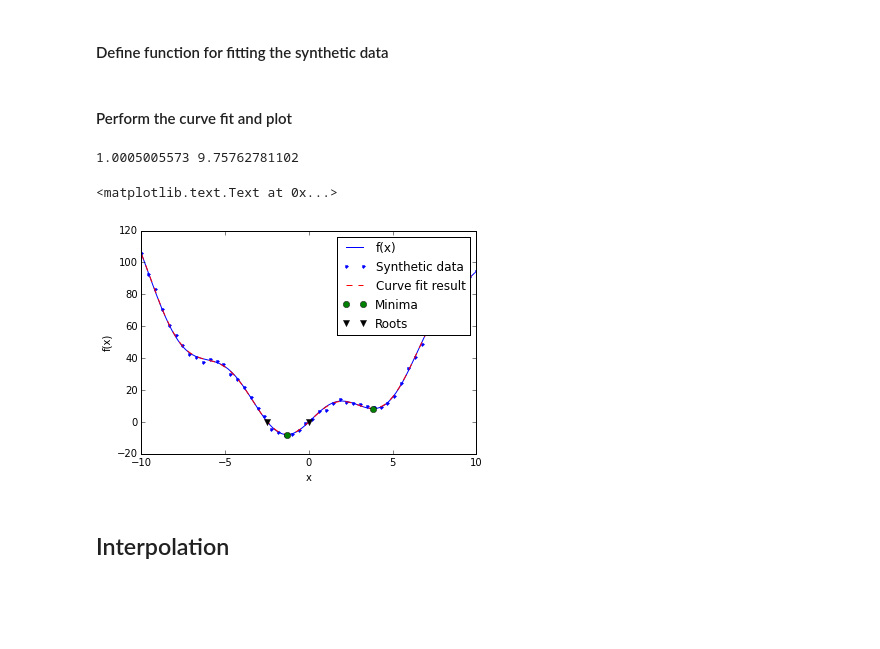
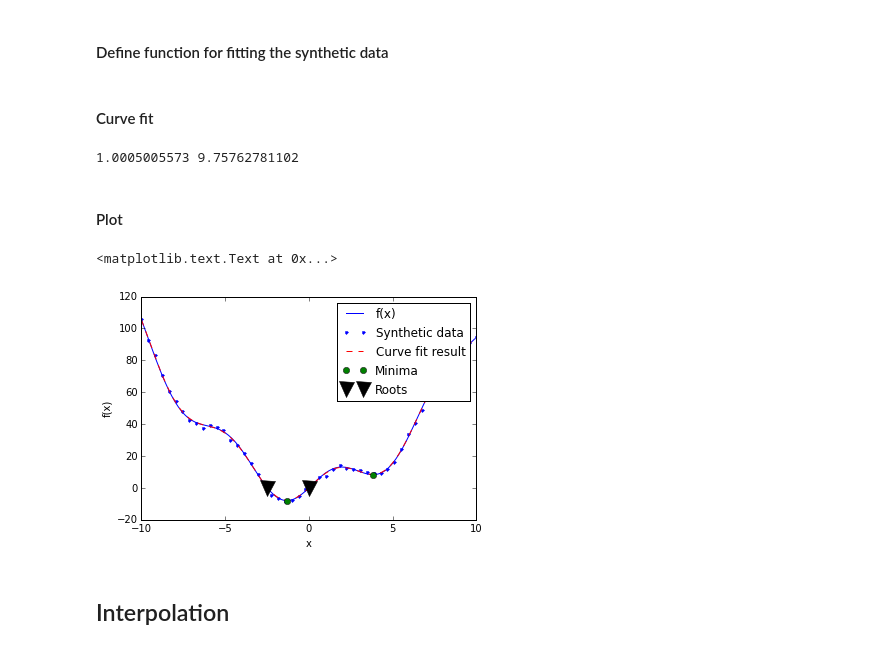
Before and after one commit to nansencenter/nansat-lectures, a Jupyter notebook: scipy.ipynb, the cells around one changed output. Saved outputs shown, nothing was run; the diff lists cells and outputs as text; code cells hidden in the pictures; blank space fills up the shorter version.

```diff
--- a/scipy.ipynb
+++ b/scipy.ipynb
@@ -101,30 +101,31 @@ ydata = f(xdata) + np.random.randn(xdata.size) * 1
 # %%
 def f2(x, a, b):
     return a*x**2 + b*np.sin(x)
-# %% [markdown]
-#### Perform the curve fit and plot
+# %% [markdown]
+#### Curve fit
+# %%
+guess = [.1, .1]
+[a, b], params_covariance = optimize.curve_fit(f2, xdata, ydata, guess)
+print a, b
+# %% [output]
+1.0005005573 9.75762781102
+# %% [markdown]
+####  Plot
 # %%
-guess = [.1, .1]
-[a, b], params_covariance = optimize.curve_fit(f2, xdata, ydata, guess)
-print a, b
-
-fig = plt.figure()
-ax = fig.add_subplot(111)
 x = np.arange(-10, 10, 0.1)
-ax.plot(x, f(x), 'b-', label="f(x)")
-ax.plot(xdata, ydata, '.', label="Synthetic data")
-ax.plot(x, f2(x, a, b), 'r--', label="Curve fit result")
+plt.plot(x, f(x), 'b-', label="f(x)")
+plt.plot(xdata, ydata, '.', label="Synthetic data")
+plt.plot(x, f2(x, a, b), 'r--', label="Curve fit result")
 xmins = np.array([xmin_global[0], xmin_local])
-ax.plot(xmins, f(xmins), 'go', label="Minima")
+plt.plot(xmins, f(xmins), 'go', label="Minima")
 roots = np.array([root, root2])
-ax.plot(roots, f(roots), 'kv', label="Roots")
-ax.legend()
-ax.set_xlabel('x')
-ax.set_ylabel('f(x)')
+plt.plot(roots, f(roots), 'kv', label="Roots", ms=15)
+plt.legend()
+plt.xlabel('x')
+plt.ylabel('f(x)')
 # %% [output]
-1.0005005573 9.75762781102
+<matplotlib.text.Text at 0x...>
-<matplotlib.text.Text at 0x...>
-[figure, old version]
+[figure, new version]
 # %% [markdown]
 ## Interpolation
 # %% [markdown]
```
Also changed, not shown: parts of 4 cells of this notebook.
